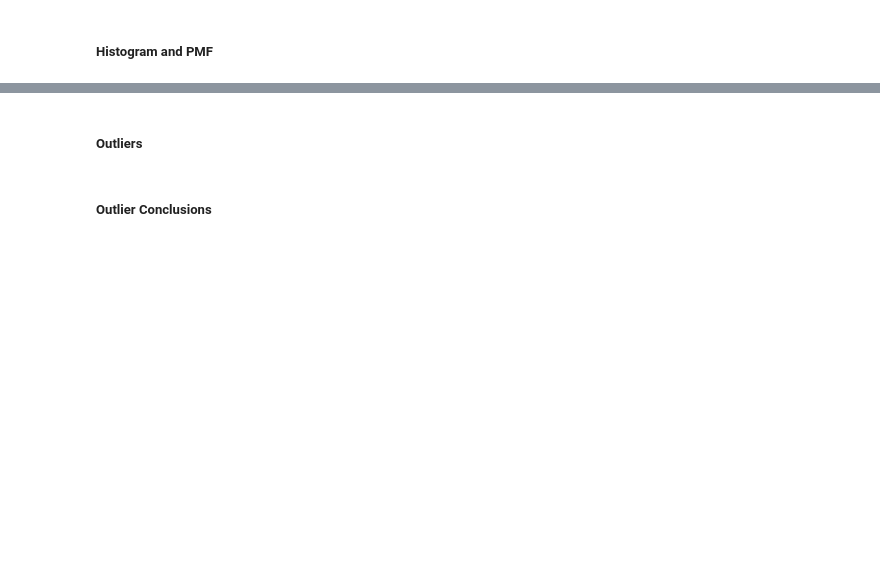
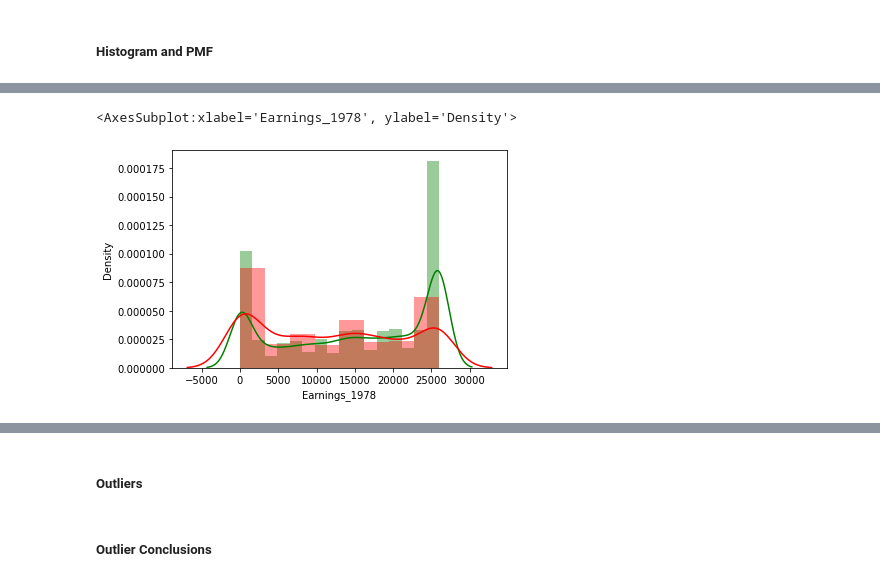
Before and after one commit to Isaacjimoh/BSIP_Assignment_1_Students, a Jupyter notebook: stats_asn_1_stud_temp.ipynb, the cells around one changed output, grey strips where cells are left out. Drawn from its saved outputs; the diff is of its cells as text; code cells hidden in the pictures; blank space fills up the shorter version.

```diff
--- a/stats_asn_1_stud_temp.ipynb
+++ b/stats_asn_1_stud_temp.ipynb
@@ -278,0 +294,8 @@ Effect size on earnings by marital status:  0.5737396692403472
+# %%
+#plotting  for Black_race
+plt.ticklabel_format(style='plain', axis='x')
+sns.distplot(round(notblack_race["Earnings_1978"],-3), label="notblackrace", color="Green")
+sns.distplot(round(black_race["Earnings_1978"],-3),label="black_race",color="Red")
+# %% [output]
+<AxesSubplot:xlabel='Earnings_1978', ylabel='Density'>
+[figure, added]
```
Also changed, not shown: parts of 11 cells of this notebook.
